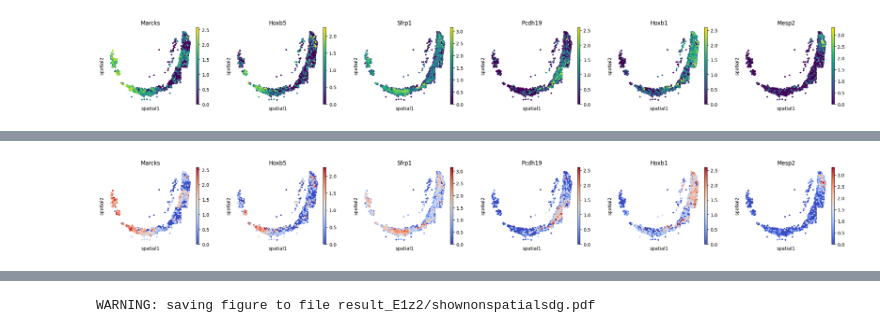
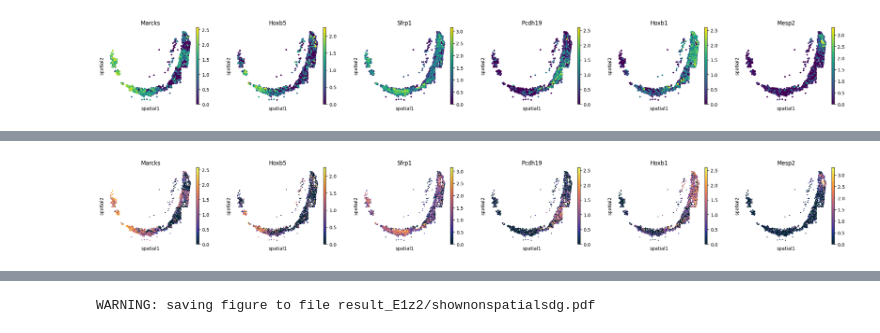
Before and after one commit to WhirlFirst/STEM, a Jupyter notebook: MouseEmbro1_STEM.ipynb, the cells around one changed output, grey strips where cells are left out. Cells and saved outputs as stored; diff of their text form; code cells hidden in the pictures.

```diff
--- a/MouseEmbro1_STEM.ipynb
+++ b/MouseEmbro1_STEM.ipynb
@@ -253,0 +307,8 @@ sc.get.rank_genes_groups_df(saliadata,pval_cutoff =0.05,log2fc_min=0,group=None)
+# %%
+rcParams['axes.spines.right'] = False
+rcParams['axes.spines.top'] = False
+rcParams['axes.spines.left'] = True
+rcParams['axes.spines.bottom'] = True
+rcParams['pdf.fonttype'] = 42
+rcParams['ps.fonttype'] = 42
+sns.scatterplot(data=corrdf,x='Pearson',y='p')
@@ -297,5 +450,13 @@ sc.pl.spatial(spinaladata,spot_size=3,color=['Marcks','Hoxb5','Sfrp1','Pcdh19','
 WARNING: saving figure to file result_E1z2/showtrajectory_exrpession.pdf
 [figure]
 # %%
-sc.pl.spatial(spinaladata,spot_size=3,color=['Marcks','Hoxb5','Sfrp1','Pcdh19','Hoxb1','Mesp2'],cmap='coolwarm',ncols=6,basis='spatial')
+
+figsize(3.8,3)
+rcParams['axes.spines.right'] = False
+rcParams['axes.spines.top'] = False
+rcParams['axes.spines.left'] = False
+rcParams['axes.spines.bottom'] = False
+rcParams['pdf.fonttype'] = 42
+rcParams['ps.fonttype'] = 42
+sc.pl.spatial(spinaladata,spot_size=1.8,color=['Marcks','Hoxb5','Sfrp1','Pcdh19','Hoxb1','Mesp2'],cmap=cbm.seq('thermal').as_cmap,ncols=6,basis='spatial',save='trajectory_exrpession.pdf')
 # %% [output]
@@ -302 +464 @@ sc.pl.spatial(spinaladata,spot_size=3,color=['Marcks','Hoxb5','Sfrp1','Pcdh19','
-[figure, old version]
+[figure, new version]
```
Also changed, not shown: parts of 29 cells of this notebook, 1 other file.
